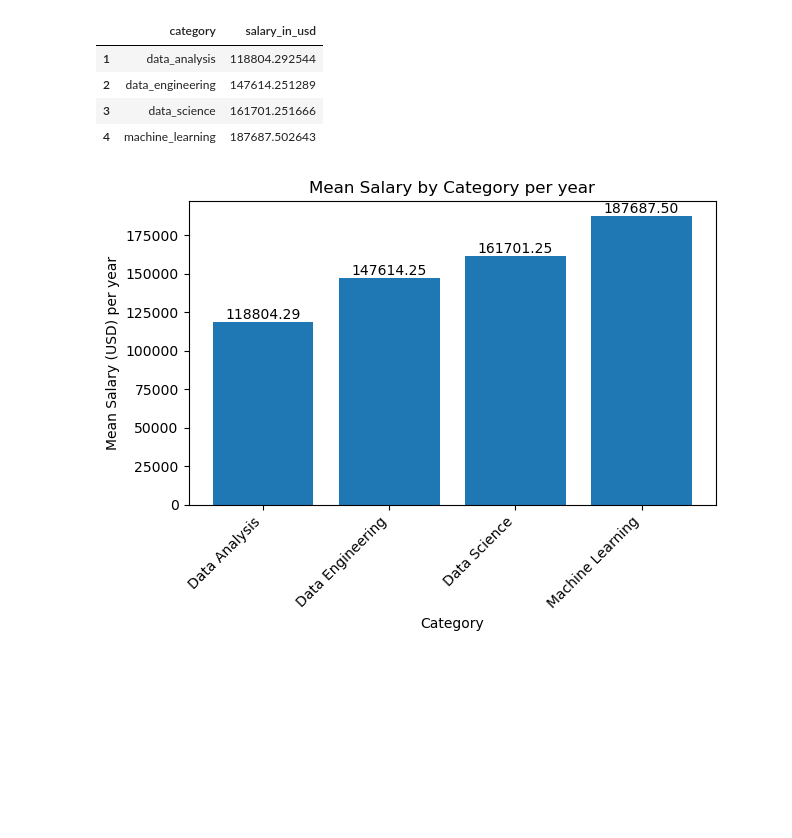
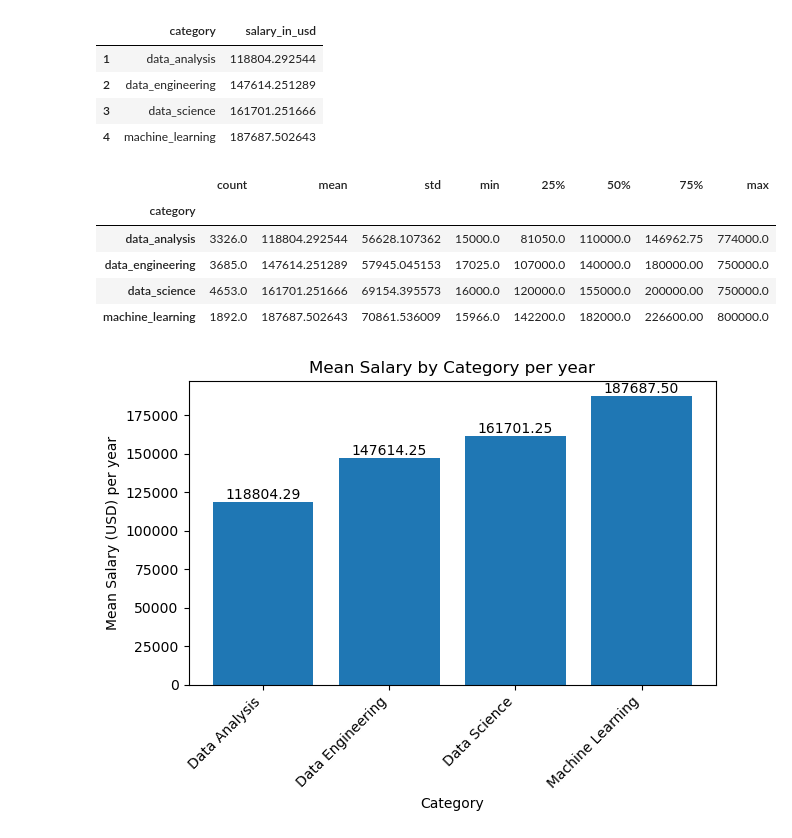
Before and after one commit to Starkilled1/Data-Salaries-2023-2024-analysis, a Jupyter notebook: Javier.ipynb, the cells around one changed output. Cells and saved outputs as stored; diff of their text form; code cells hidden in the pictures; blank space fills up the shorter version.

Commit message:
Added analysis and more code

```diff
--- a/Javier.ipynb
+++ b/Javier.ipynb
@@ -154,6 +154,21 @@ mean_salary_cat
 | 2 | data_engineering | 147614.251289 |
 | 3 | data_science | 161701.251666 |
 | 4 | machine_learning | 187687.502643 |
+# %%
+# analysis of each category
+
+describe_salary_cat = top_salaries_df.groupby('category')['salary_in_usd'].describe()
+
+describe_salary_cat = describe_salary_cat[1:]
+
+describe_salary_cat
+# %% [output]
+|  | count | mean | std | min | 25% | 50% | 75% | max |
+| category |  |  |  |  |  |  |  |  |
+| data_analysis | 3326.0 | 118804.292544 | 56628.107362 | 15000.0 | 81050.0 | 110000.0 | 146962.75 | 774000.0 |
+| data_engineering | 3685.0 | 147614.251289 | 57945.045153 | 17025.0 | 107000.0 | 140000.0 | 180000.00 | 750000.0 |
+| data_science | 4653.0 | 161701.251666 | 69154.395573 | 16000.0 | 120000.0 | 155000.0 | 200000.00 | 750000.0 |
+| machine_learning | 1892.0 | 187687.502643 | 70861.536009 | 15966.0 | 142200.0 | 182000.0 | 226600.00 | 800000.0 |
 # %%
 # Graph the result
 
```
Also changed, not shown: parts of 3 cells of this notebook.
